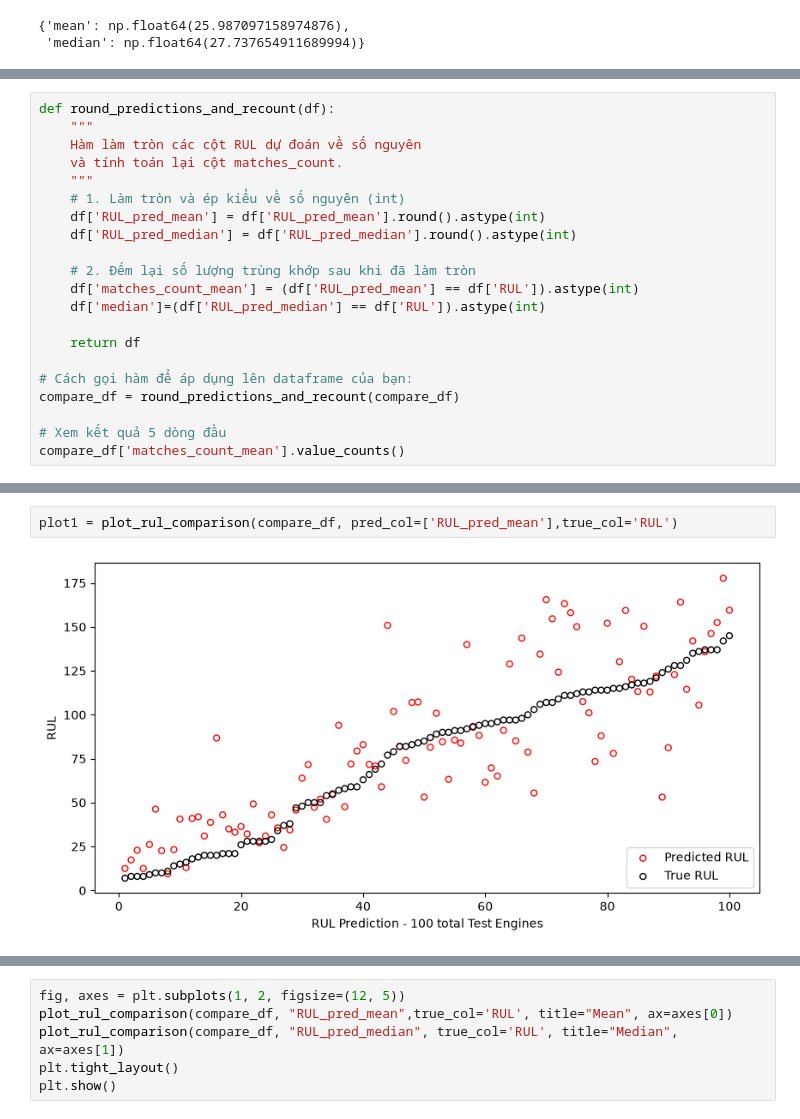
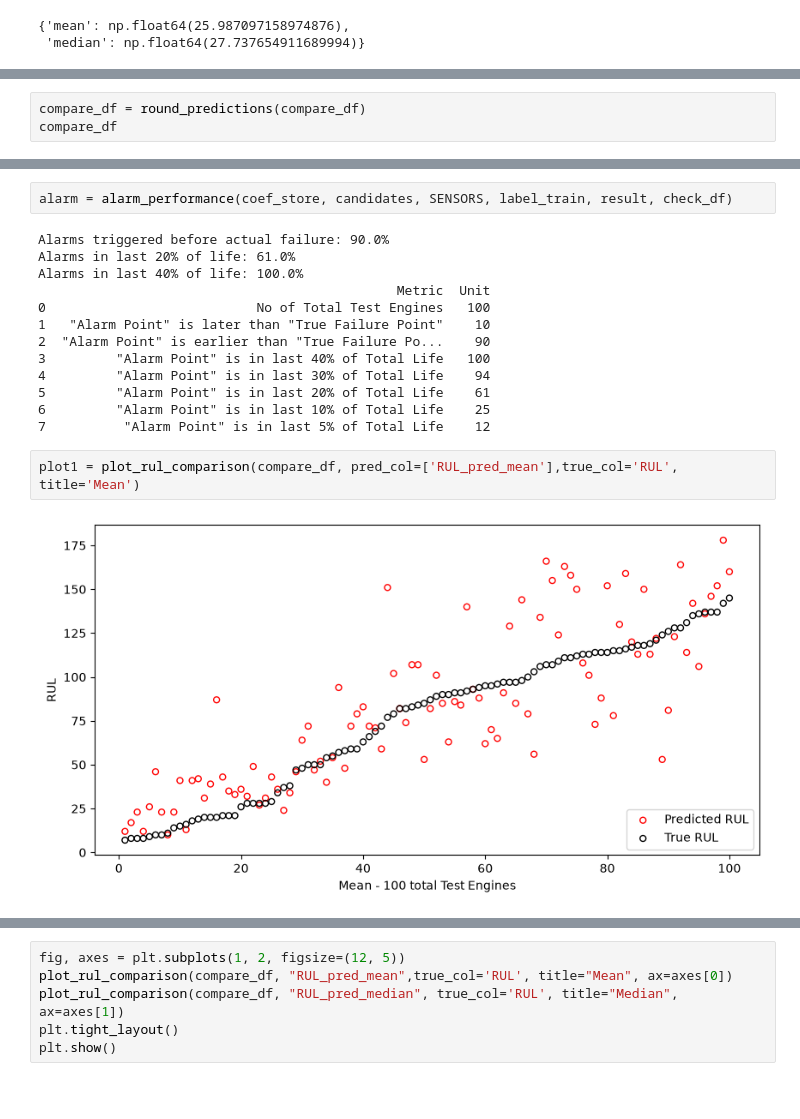
Before and after one commit to Lznkz/Project-MFPCA, a Jupyter notebook: real.ipynb, the cells around one changed output, grey strips where cells are left out. Cells and saved outputs as stored; diff of their text form; blank space fills up the shorter version.

```diff
--- a/real.ipynb
+++ b/real.ipynb
@@ -197,21 +184,0 @@ rmse
-# %%
-def round_predictions_and_recount(df):
-    """
-    Hàm làm tròn các cột RUL dự đoán về số nguyên
-    và tính toán lại cột matches_count.
-    """
-    # 1. Làm tròn và ép kiểu về số nguyên (int)
-    df['RUL_pred_mean'] = df['RUL_pred_mean'].round().astype(int)
-    df['RUL_pred_median'] = df['RUL_pred_median'].round().astype(int)
-
-    # 2. Đếm lại số lượng trùng khớp sau khi đã làm tròn
-    df['matches_count_mean'] = (df['RUL_pred_mean'] == df['RUL']).astype(int)
-    df['median']=(df['RUL_pred_median'] == df['RUL']).astype(int)
-
-    return df
-
-# Cách gọi hàm để áp dụng lên dataframe của bạn:
-compare_df = round_predictions_and_recount(compare_df)
-
-# Xem kết quả 5 dòng đầu
-compare_df['matches_count_mean'].value_counts()
@@ -560,0 +198,3 @@ compare_df
+# %%
+compare_df = round_predictions(compare_df)
+compare_df
@@ -561,5 +222,20 @@ compare_df
+# %%
+alarm = alarm_performance(coef_store, candidates, SENSORS, label_train, result, check_df)
+# %% [output]
+Alarms triggered before actual failure: 90.0%
+Alarms in last 20% of life: 61.0%
+Alarms in last 40% of life: 100.0%
+                                              Metric  Unit
+0                           No of Total Test Engines   100
+1   "Alarm Point" is later than "True Failure Point"    10
+2  "Alarm Point" is earlier than "True Failure Po...    90
+3         "Alarm Point" is in last 40% of Total Life   100
+4         "Alarm Point" is in last 30% of Total Life    94
+5         "Alarm Point" is in last 20% of Total Life    61
+6         "Alarm Point" is in last 10% of Total Life    25
+7          "Alarm Point" is in last 5% of Total Life    12
 # %%
-plot1 = plot_rul_comparison(compare_df, pred_col=['RUL_pred_mean'],true_col='RUL')
+plot1 = plot_rul_comparison(compare_df, pred_col=['RUL_pred_mean'],true_col='RUL', title='Mean')
 # %% [output]
-[figure, old version]
+[figure, new version]
 # %%
```
Also changed, not shown: parts of 30 cells of this notebook, 4 other files.
